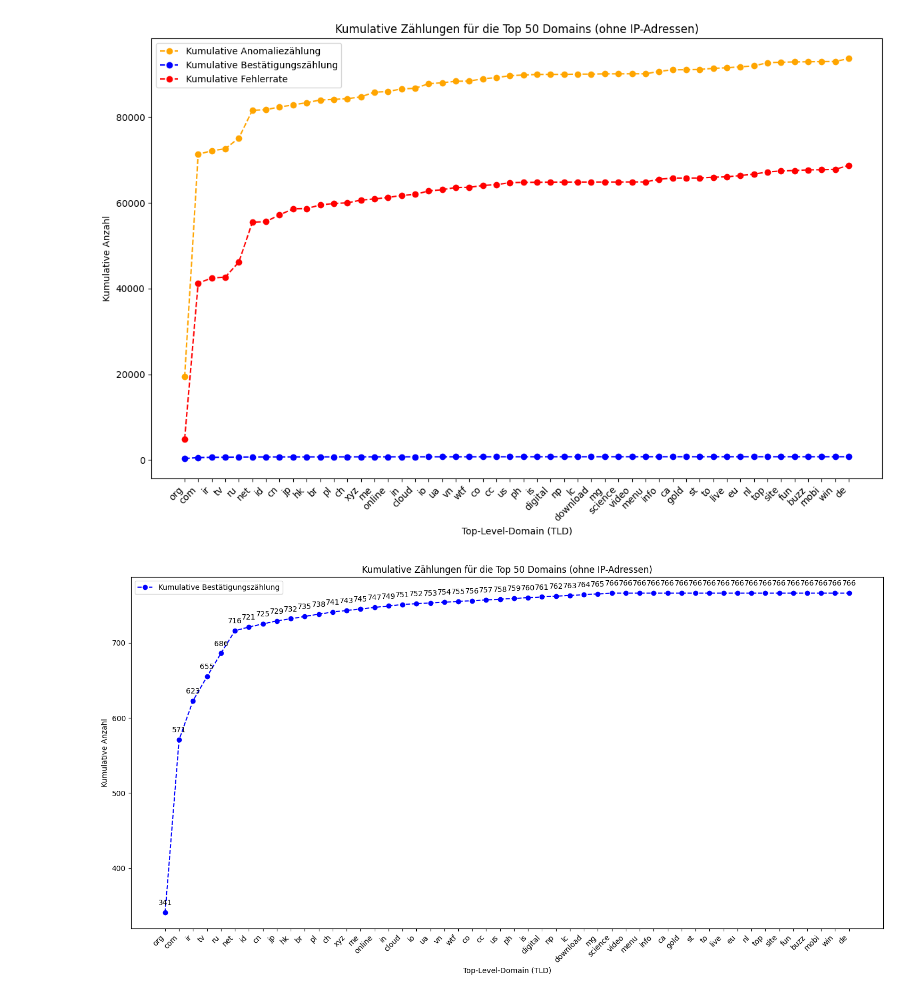
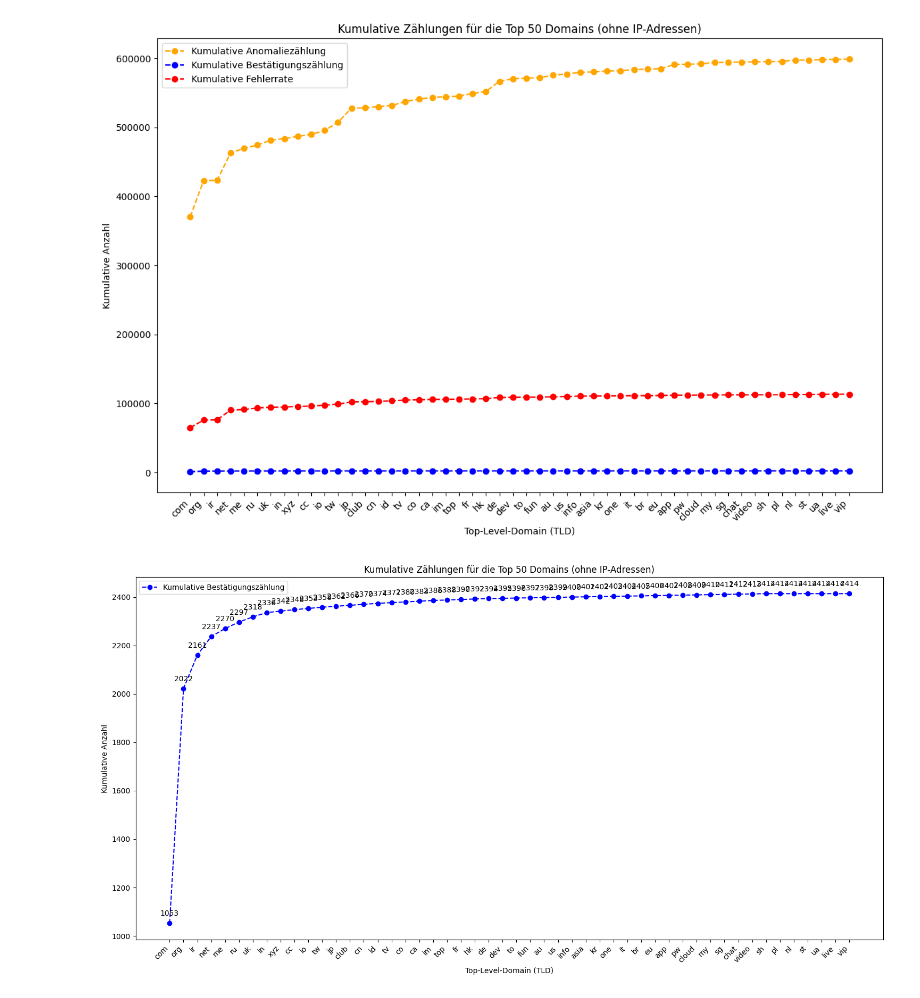
Before and after one commit to erpi3510/AnalyseData, a Jupyter notebook: analyse china.ipynb, the cells around one changed output. Cells and saved outputs as stored; diff of their text form; code cells hidden in the pictures.

```diff
--- a/analyse china.ipynb
+++ b/analyse china.ipynb
@@ -3,10 +3,14 @@ import json
 import matplotlib.pyplot as plt
 from collections import defaultdict
 import re
+import requests
 
-# Laden der Daten aus der JSON-Datei
-with open('data3.json', 'r') as file:
-    data = json.load(file)
+# API URL
+url = 'https://api.ooni.io/api/v1/aggregation?probe_cc=CN&since=2024-03-16&until=2024-04-16&time_grain=day&axis_x=measurement_start_day&axis_y=domain&test_name=web_connectivity'
+
+# Daten von der OONI API laden
+response = requests.get(url)
+data = response.json()
 
 # Funktion zur Überprüfung, ob die Domain eine IP-Adresse ist
 def is_ip_address(domain):
@@ -28,43 +32,47 @@ for entry in data['result']:
         grouped_data[tld]['failure_count'] += failure_count
 
 # Sortieren der Daten nach der aggregierten confirmed_count
 sorted_data = sorted(grouped_data.items(), key=lambda x: x[1]['confirmed_count'], reverse=True)
 
 # Extrahieren der Top-Level-Domains
 top_tlds = [entry[0] for entry in sorted_data[:50]]
 top_anomaly_counts = [entry[1]['anomaly_count'] for entry in sorted_data[:50]]
 top_confirmed_counts = [entry[1]['confirmed_count'] for entry in sorted_data[:50]]
 top_failure_counts = [entry[1]['failure_count'] for entry in sorted_data[:50]]
 
 # Berechnen der kumulierten Summe der counts
 cumulative_anomaly_counts = [sum(top_anomaly_counts[:i+1]) for i in range(len(top_anomaly_counts))]
 cumulative_confirmed_counts = [sum(top_confirmed_counts[:i+1]) for i in range(len(top_confirmed_counts))]
 cumulative_failure_counts = [sum(top_failure_counts[:i+1]) for i in range(len(top_failure_counts))]
 
 # Erstellen der Darstellung
 plt.figure(figsize=(12, 8))
 plt.plot(top_tlds, cumulative_anomaly_counts, color='orange', marker='o', label='Kumulative Anomaliezählung', linestyle='dashed')
 plt.plot(top_tlds, cumulative_confirmed_counts, color='blue', marker='o', label='Kumulative Bestätigungszählung', linestyle='dashed')
 plt.plot(top_tlds, cumulative_failure_counts, color='red', marker='o', label='Kumulative Fehlerrate', linestyle='dashed')
 
 plt.xlabel('Top-Level-Domain (TLD)')
 plt.ylabel('Kumulative Anzahl')
 plt.title('Kumulative Zählungen für die Top 50 Domains (ohne IP-Adressen)')
 plt.xticks(rotation=45, ha='right')
 plt.legend()
 plt.tight_layout()
 plt.show()
 # %% [output]
-[figure, old version]
+[figure, new version]
 # %%
 import json
 import matplotlib.pyplot as plt
 from collections import defaultdict
 import re
+import requests
 
-# Laden der Daten aus der JSON-Datei
-with open('data3.json', 'r') as file:
-    data = json.load(file)
+# API URL
+url = 'https://api.ooni.io/api/v1/aggregation?probe_cc=CN&since=2024-03-16&until=2024-04-16&time_grain=day&axis_x=measurement_start_day&axis_y=domain&test_name=web_connectivity'
+
+# Daten von der OONI API laden
+response = requests.get(url)
+data = response.json()
 
 # Funktion zur Überprüfung, ob die Domain eine IP-Adresse ist
 def is_ip_address(domain):
@@ -115,7 +123,7 @@ plt.legend()
 plt.tight_layout()
 plt.show()
 # %% [output]
-[figure, old version]
+[figure, new version]
 # %%
 import json
 import matplotlib.pyplot as plt
```
Also changed, not shown: parts of 7 cells of this notebook, 1 other file.
